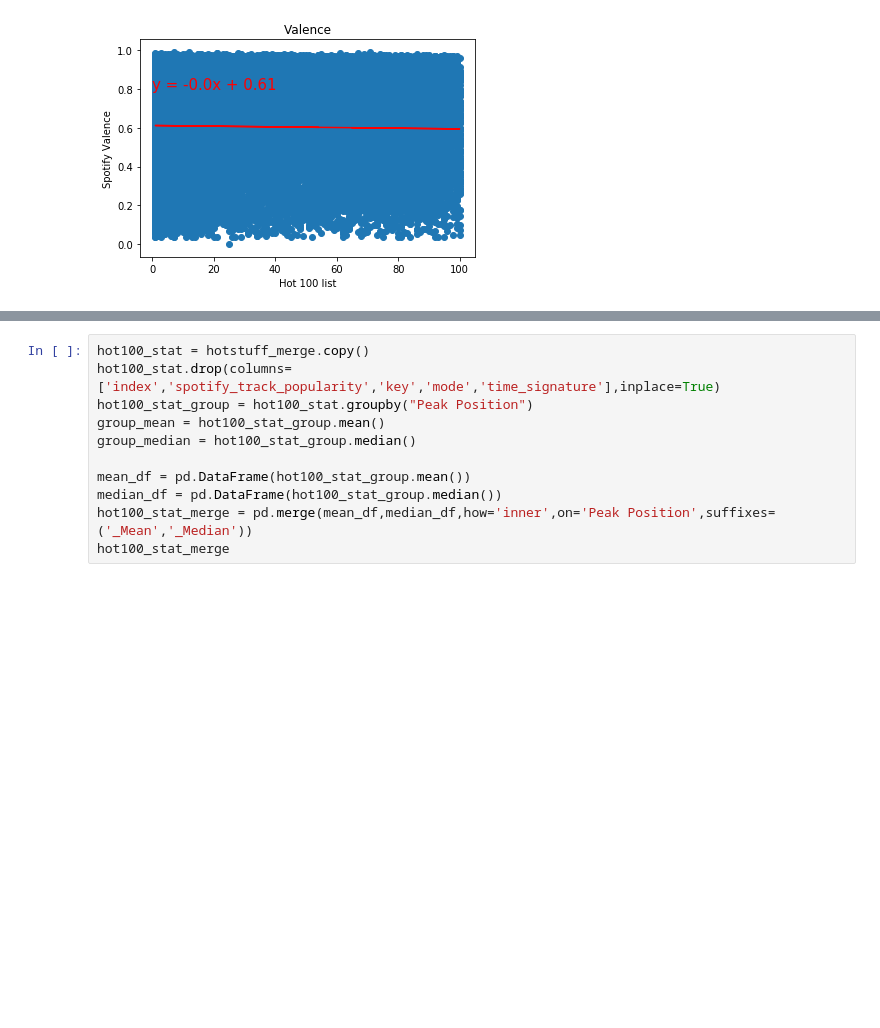
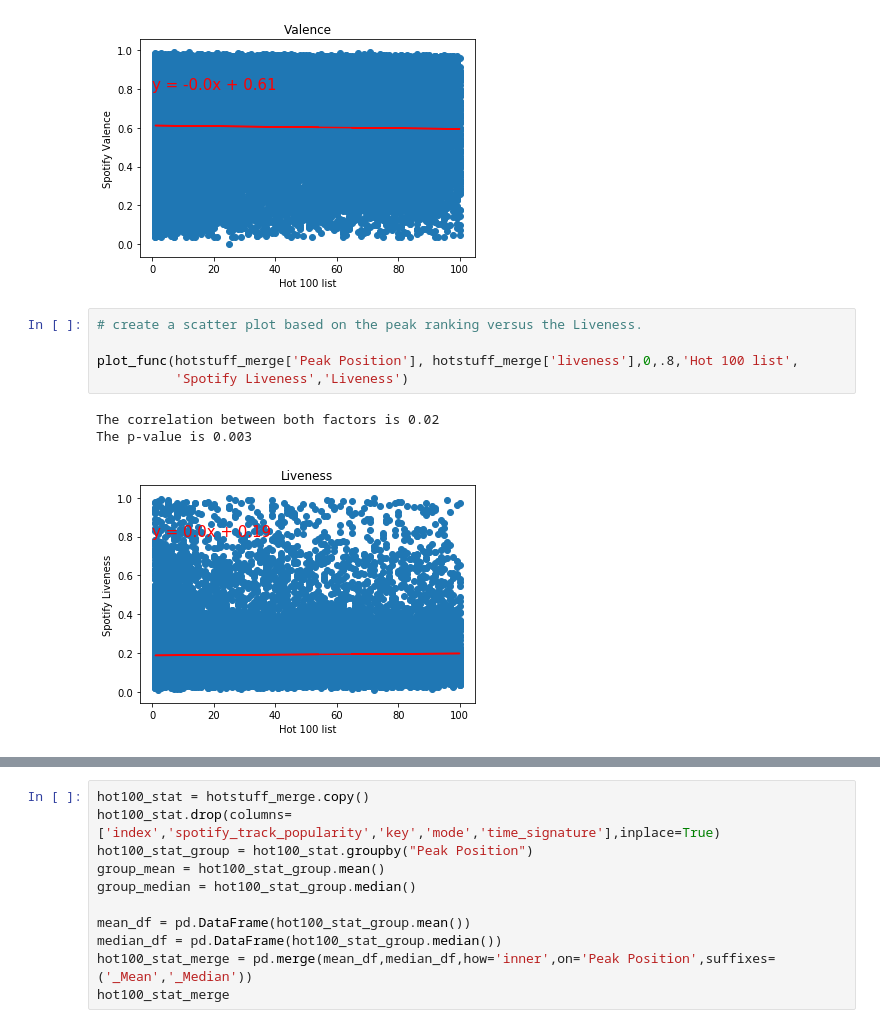
Before and after one commit to rlylecastro/project1, a Jupyter notebook: music.ipynb, the cells around one changed output, grey strips where cells are left out. Drawn from its saved outputs; the diff is of its cells as text; blank space fills up the shorter version.

Commit message:
added genre code and additional plots

```diff
--- a/music.ipynb
+++ b/music.ipynb
@@ -208,3 +206,12 @@ plot_func(hotstuff_merge['Peak Position'], hotstuff_merge['valence'],0,.8,'Hot 1
 The correlation between both factors is -0.02
 The p-value is 0.001
 [figure]
+# %%
+# create a scatter plot based on the peak ranking versus the Liveness.
+
+plot_func(hotstuff_merge['Peak Position'], hotstuff_merge['liveness'],0,.8,'Hot 100 list',
+          'Spotify Liveness','Liveness')
+# %% [output]
+The correlation between both factors is 0.02
+The p-value is 0.003
+[figure, added]
```
Also changed, not shown: parts of 9 cells of this notebook, 1 other file.
